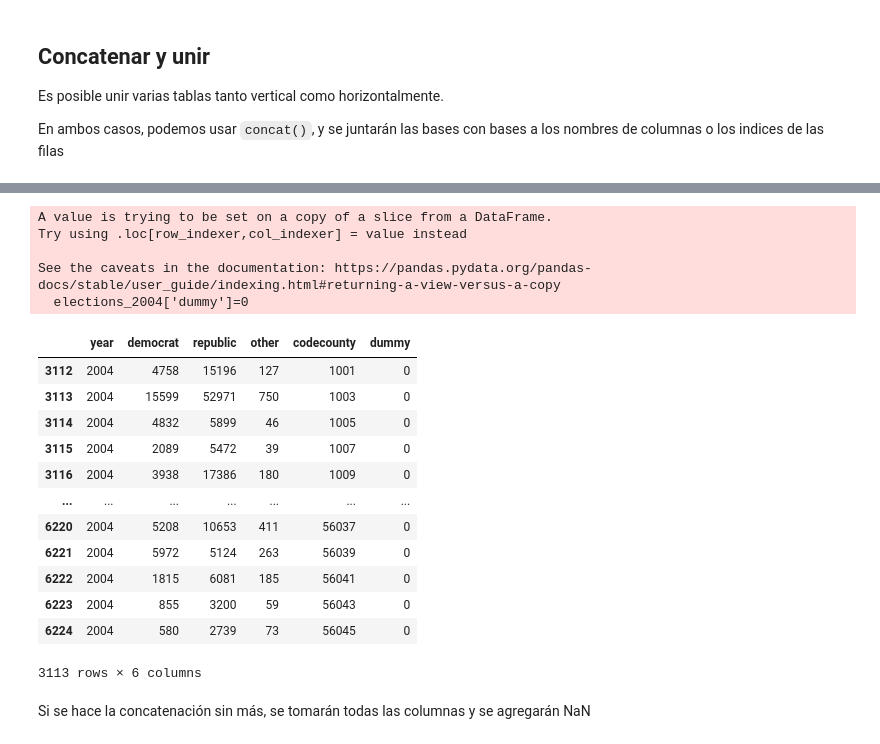
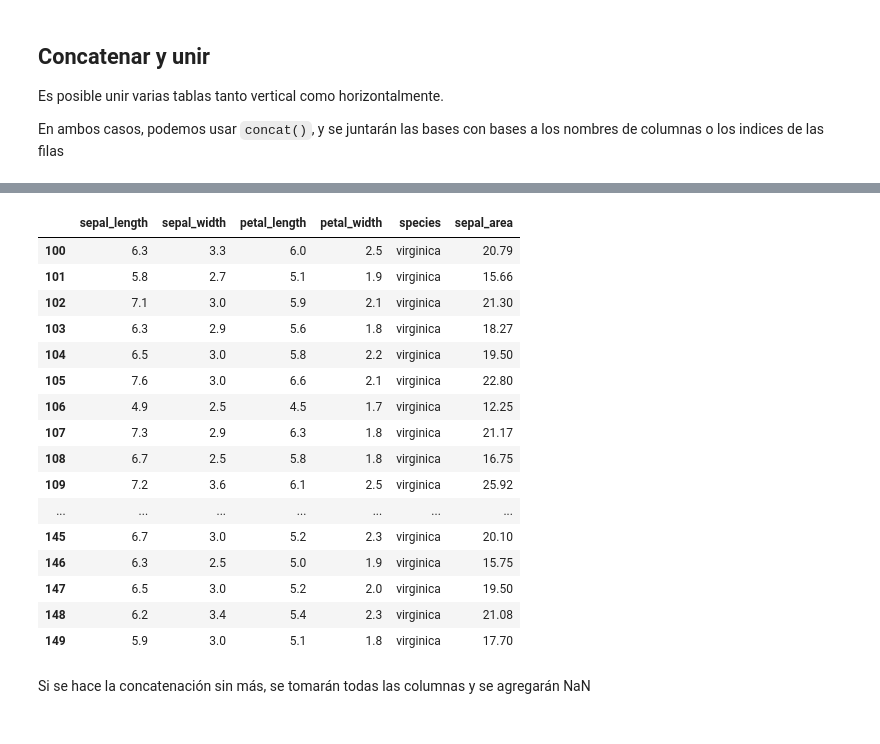
Before and after one commit to juliansma/NLP, a Jupyter notebook: Cuaderno_de_Pandas.ipynb, the cells around one changed output, grey strips where cells are left out. Cells and saved outputs as stored; diff of their text form; code cells hidden in the pictures.

```diff
--- a/Cuaderno_de_Pandas.ipynb
+++ b/Cuaderno_de_Pandas.ipynb
@@ -507,25 +381,23 @@ display(elections_2000) #display:ejecuta el método dunder apropiado para obtene
-# %%
-elections_2004=elections[elections['year']==2004]
-elections_2004['dummy']=0
-display(elections_2004)
-# %% [output]
-A value is trying to be set on a copy of a slice from a DataFrame.
-Try using .loc[row_indexer,col_indexer] = value instead
-
-See the caveats in the documentation: https://pandas.pydata.org/pandas-docs/stable/user_guide/indexing.html#returning-a-view-versus-a-copy
-  elections_2004['dummy']=0
-|  | year | democrat | republic | other | codecounty | dummy |
-| 3112 | 2004 | 4758 | 15196 | 127 | 1001 | 0 |
-| 3113 | 2004 | 15599 | 52971 | 750 | 1003 | 0 |
-| 3114 | 2004 | 4832 | 5899 | 46 | 1005 | 0 |
-| 3115 | 2004 | 2089 | 5472 | 39 | 1007 | 0 |
-| 3116 | 2004 | 3938 | 17386 | 180 | 1009 | 0 |
-| ... | ... | ... | ... | ... | ... | ... |
-| 6220 | 2004 | 5208 | 10653 | 411 | 56037 | 0 |
-| 6221 | 2004 | 5972 | 5124 | 263 | 56039 | 0 |
-| 6222 | 2004 | 1815 | 6081 | 185 | 56041 | 0 |
-| 6223 | 2004 | 855 | 3200 | 59 | 56043 | 0 |
-| 6224 | 2004 | 580 | 2739 | 73 | 56045 | 0 |
-3113 rows × 6 columns
+# %%
+iris_virginica=iris[iris['species']=='virginica']
+display(iris_virginica) #display:ejecuta el método dunder apropiado para obtener los datos apropiados para mostrar
+# %% [output]
+|  | sepal_length | sepal_width | petal_length | petal_width | species | sepal_area |
+| 100 | 6.3 | 3.3 | 6.0 | 2.5 | virginica | 20.79 |
+| 101 | 5.8 | 2.7 | 5.1 | 1.9 | virginica | 15.66 |
+| 102 | 7.1 | 3.0 | 5.9 | 2.1 | virginica | 21.30 |
+| 103 | 6.3 | 2.9 | 5.6 | 1.8 | virginica | 18.27 |
+| 104 | 6.5 | 3.0 | 5.8 | 2.2 | virginica | 19.50 |
+| 105 | 7.6 | 3.0 | 6.6 | 2.1 | virginica | 22.80 |
+| 106 | 4.9 | 2.5 | 4.5 | 1.7 | virginica | 12.25 |
+| 107 | 7.3 | 2.9 | 6.3 | 1.8 | virginica | 21.17 |
+| 108 | 6.7 | 2.5 | 5.8 | 1.8 | virginica | 16.75 |
+| 109 | 7.2 | 3.6 | 6.1 | 2.5 | virginica | 25.92 |
+| ... | ... | ... | ... | ... | ... | ... |
+| 145 | 6.7 | 3.0 | 5.2 | 2.3 | virginica | 20.10 |
+| 146 | 6.3 | 2.5 | 5.0 | 1.9 | virginica | 15.75 |
+| 147 | 6.5 | 3.0 | 5.2 | 2.0 | virginica | 19.50 |
+| 148 | 6.2 | 3.4 | 5.4 | 2.3 | virginica | 21.08 |
+| 149 | 5.9 | 3.0 | 5.1 | 1.8 | virginica | 17.70 |
 # %% [markdown]
 Si se hace la concatenación sin más, se tomarán todas las columnas y se agregarán NaN
```
Also changed, not shown: parts of 53 cells of this notebook.
